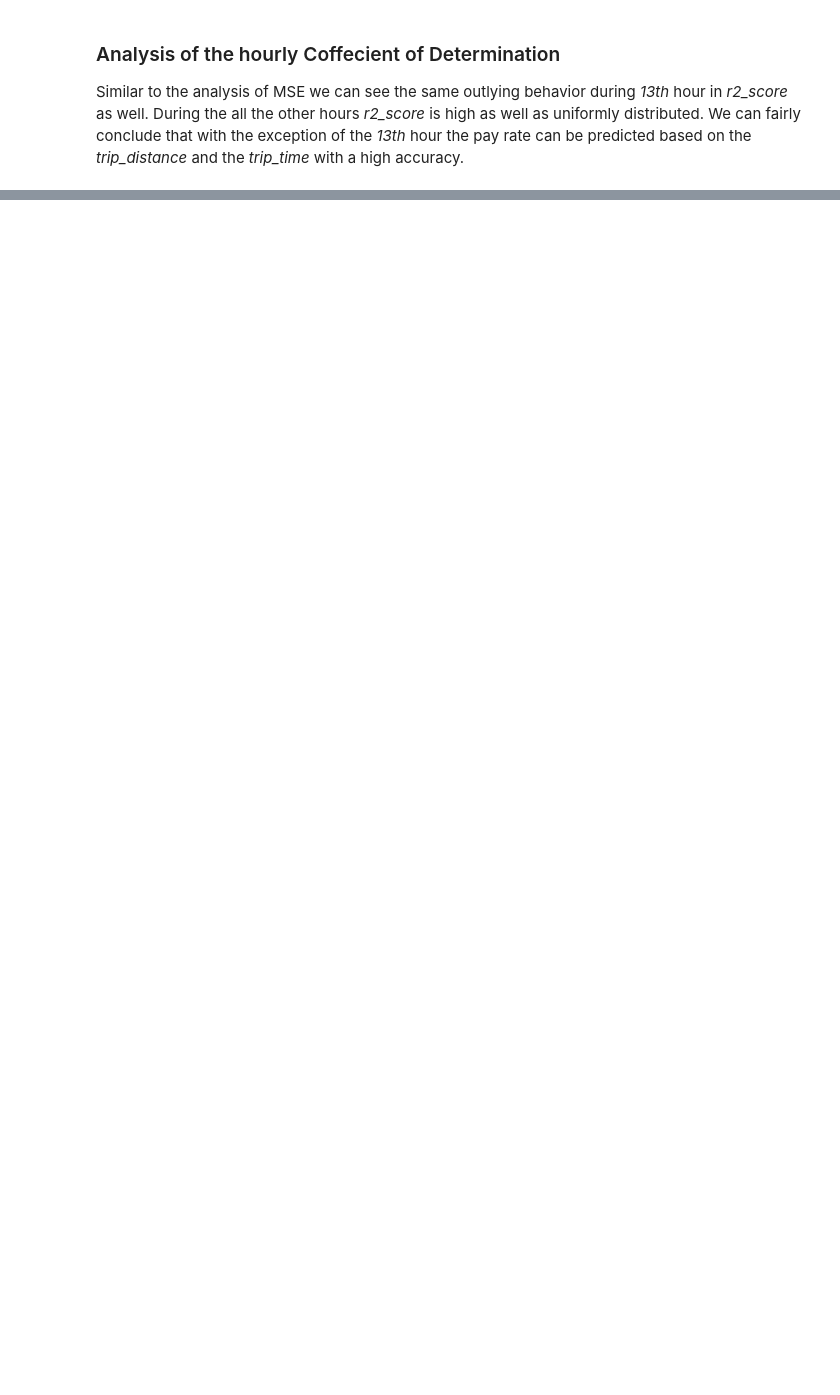
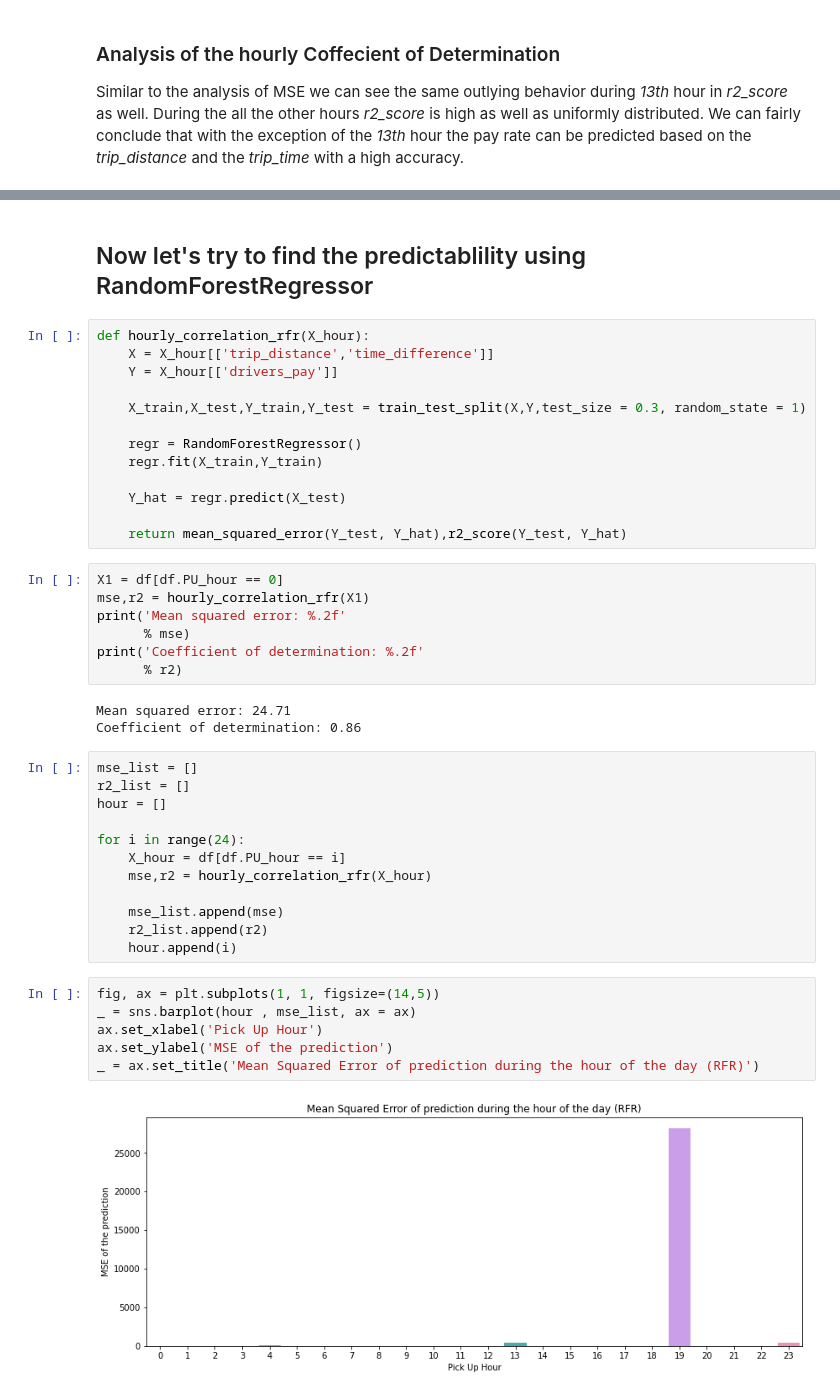
Before and after one commit to neranjaka/NYTaxi_data_analysis, a Jupyter notebook: ML_NYTaxi.ipynb, the cells around one changed output, grey strips where cells are left out. Cells and saved outputs as stored; diff of their text form; blank space fills up the shorter version.

Commit message:
RandomForestRegressor_included

```diff
--- a/ML_NYTaxi.ipynb
+++ b/ML_NYTaxi.ipynb
@@ -153,0 +161,45 @@ _ = ax.set_title('Coefficient of determination of prediction during the hour of
+# %% [markdown]
+## Now let's try to find the predictablility using RandomForestRegressor
+# %%
+def hourly_correlation_rfr(X_hour):
+    X = X_hour[['trip_distance','time_difference']]
+    Y = X_hour[['drivers_pay']]
+
+    X_train,X_test,Y_train,Y_test = train_test_split(X,Y,test_size = 0.3, random_state = 1)
+
+    regr = RandomForestRegressor()
+    regr.fit(X_train,Y_train)
+
+    Y_hat = regr.predict(X_test)
+
+    return mean_squared_error(Y_test, Y_hat),r2_score(Y_test, Y_hat)
+# %%
+X1 = df[df.PU_hour == 0]
+mse,r2 = hourly_correlation_rfr(X1)
+print('Mean squared error: %.2f'
+      % mse)
+print('Coefficient of determination: %.2f'
+      % r2)
+# %% [output]
+Mean squared error: 24.71
+Coefficient of determination: 0.86
+# %%
+mse_list = []
+r2_list = []
+hour = []
+
+for i in range(24):
+    X_hour = df[df.PU_hour == i]
+    mse,r2 = hourly_correlation_rfr(X_hour)
+
+    mse_list.append(mse)
+    r2_list.append(r2)
+    hour.append(i)
+# %%
+fig, ax = plt.subplots(1, 1, figsize=(14,5))
+_ = sns.barplot(hour , mse_list, ax = ax)
+ax.set_xlabel('Pick Up Hour')
+ax.set_ylabel('MSE of the prediction')
+_ = ax.set_title('Mean Squared Error of prediction during the hour of the day (RFR)')
+# %% [output]
+[figure, added]
```
Also changed, not shown: parts of 11 cells of this notebook.
